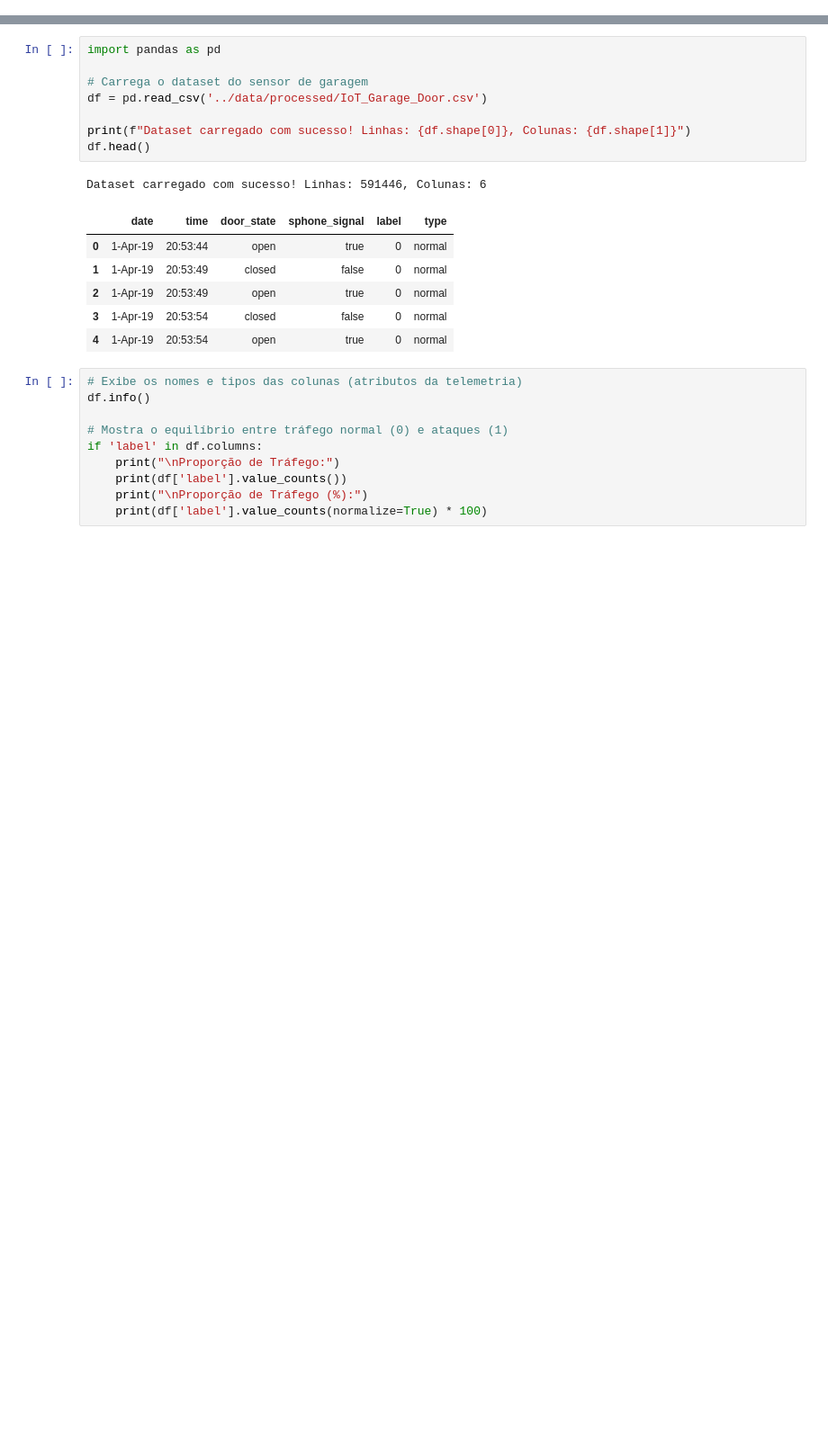
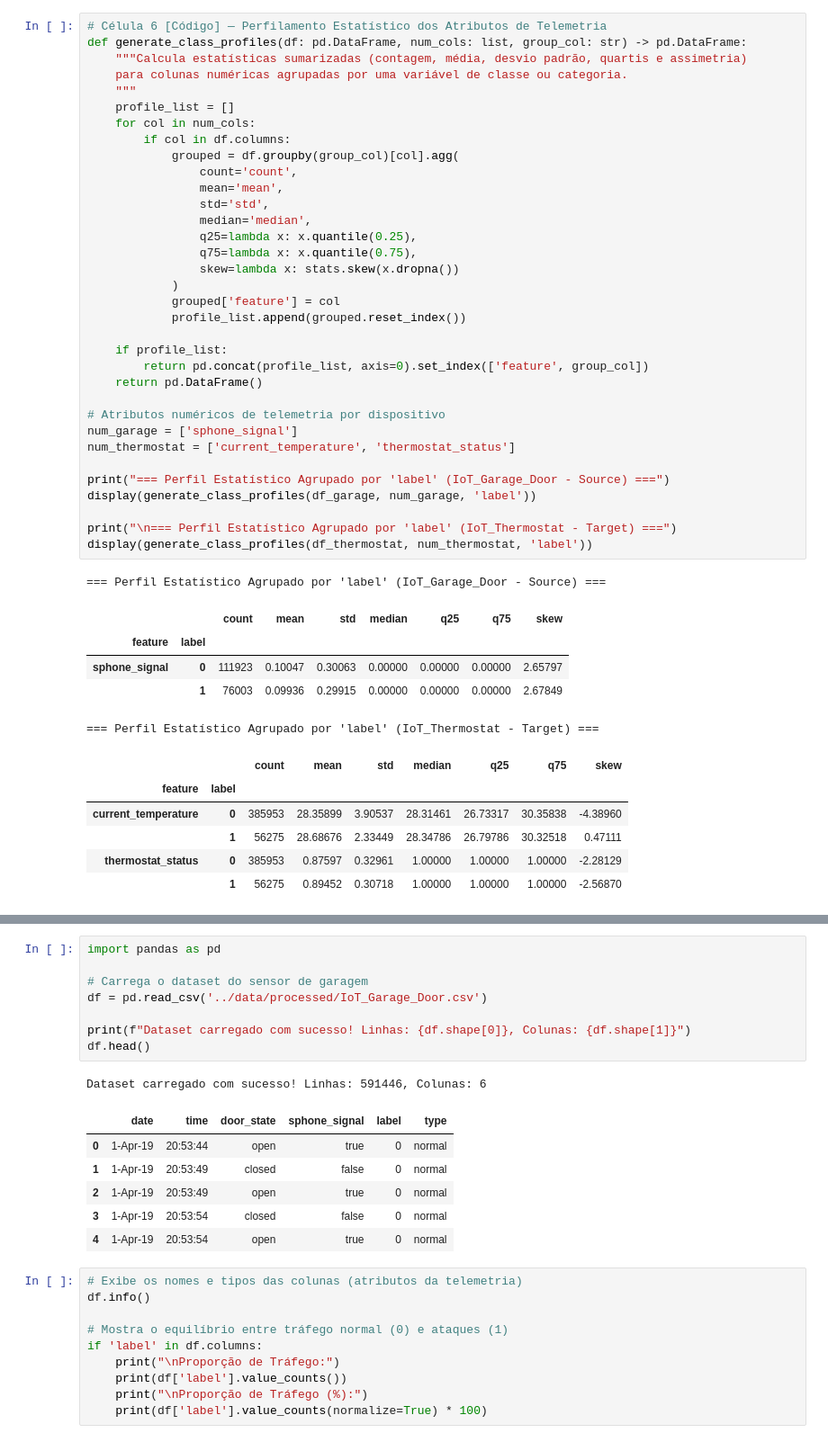
Before and after one commit to andregodoyro/iot-cyber-ids-ml, a Jupyter notebook: notebooks/1.0-eda.ipynb, the cells around one changed output, grey strips where cells are left out. Shown at 90% size. Saved outputs shown, nothing was run; the diff lists cells and outputs as text; blank space fills up the shorter version.

```diff
--- a/notebooks/1.0-eda.ipynb
+++ b/notebooks/1.0-eda.ipynb
@@ -0,0 +91,47 @@
+# %%
+# Célula 6 [Código] — Perfilamento Estatístico dos Atributos de Telemetria
+def generate_class_profiles(df: pd.DataFrame, num_cols: list, group_col: str) -> pd.DataFrame:
+    """Calcula estatísticas sumarizadas (contagem, média, desvio padrão, quartis e assimetria)
+    para colunas numéricas agrupadas por uma variável de classe ou categoria.
+    """
+    profile_list = []
+    for col in num_cols:
+        if col in df.columns:
+            grouped = df.groupby(group_col)[col].agg(
+                count='count',
+                mean='mean',
+                std='std',
+                median='median',
+                q25=lambda x: x.quantile(0.25),
+                q75=lambda x: x.quantile(0.75),
+                skew=lambda x: stats.skew(x.dropna())
+            )
+            grouped['feature'] = col
+            profile_list.append(grouped.reset_index())
+
+    if profile_list:
+        return pd.concat(profile_list, axis=0).set_index(['feature', group_col])
+    return pd.DataFrame()
+
+# Atributos numéricos de telemetria por dispositivo
+num_garage = ['sphone_signal']
+num_thermostat = ['current_temperature', 'thermostat_status']
+
+print("=== Perfil Estatístico Agrupado por 'label' (IoT_Garage_Door - Source) ===")
+display(generate_class_profiles(df_garage, num_garage, 'label'))
+
+print("\n=== Perfil Estatístico Agrupado por 'label' (IoT_Thermostat - Target) ===")
+display(generate_class_profiles(df_thermostat, num_thermostat, 'label'))
+# %% [output]
+=== Perfil Estatístico Agrupado por 'label' (IoT_Garage_Door - Source) ===
+|  |  | count | mean | std | median | q25 | q75 | skew |
+| feature | label |  |  |  |  |  |  |  |
+| sphone_signal | 0 | 111923 | 0.10047 | 0.30063 | 0.00000 | 0.00000 | 0.00000 | 2.65797 |
+|  | 1 | 76003 | 0.09936 | 0.29915 | 0.00000 | 0.00000 | 0.00000 | 2.67849 |
+=== Perfil Estatístico Agrupado por 'label' (IoT_Thermostat - Target) ===
+|  |  | count | mean | std | median | q25 | q75 | skew |
+| feature | label |  |  |  |  |  |  |  |
+| current_temperature | 0 | 385953 | 28.35899 | 3.90537 | 28.31461 | 26.73317 | 30.35838 | -4.38960 |
+|  | 1 | 56275 | 28.68676 | 2.33449 | 28.34786 | 26.79786 | 30.32518 | 0.47111 |
+| thermostat_status | 0 | 385953 | 0.87597 | 0.32961 | 1.00000 | 1.00000 | 1.00000 | -2.28129 |
+|  | 1 | 56275 | 0.89452 | 0.30718 | 1.00000 | 1.00000 | 1.00000 | -2.56870 |
```
Also changed, not shown: parts of 17 cells of this notebook.
